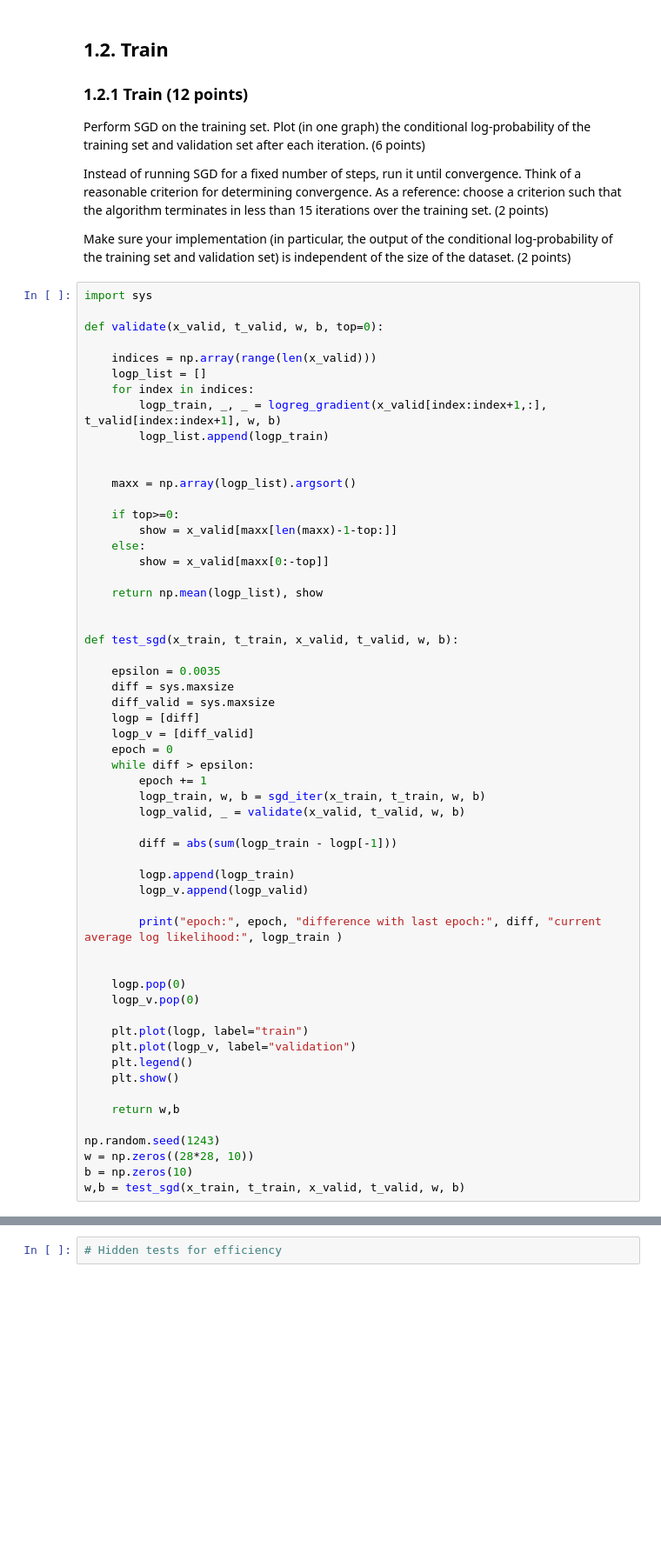
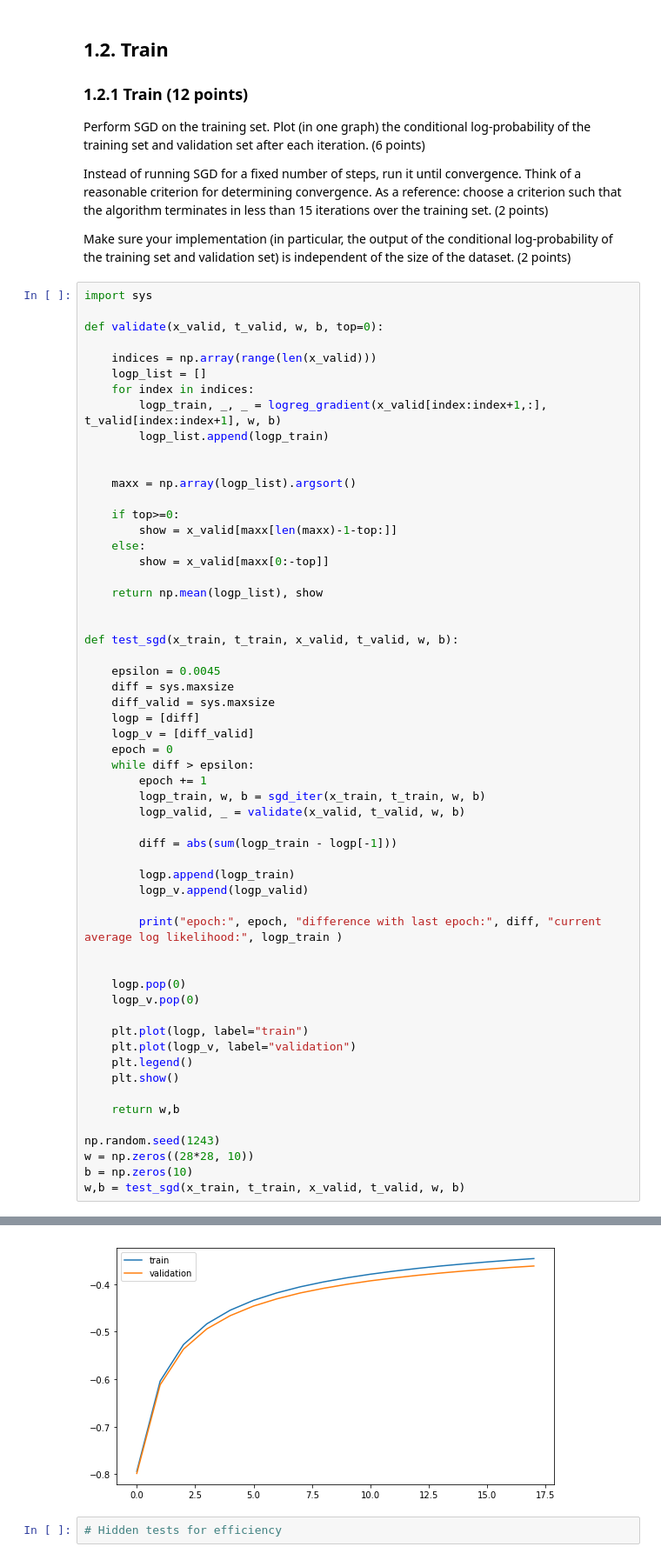
Before and after one commit to filipkny/MachineLearning1_UvA, a Jupyter notebook: 10470654_12271136_lab2.ipynb, the cells around one changed output, grey strips where cells are left out. Shown at 87% size. Saved outputs shown, nothing was run; the diff lists cells and outputs as text; blank space fills up the shorter version.

```diff
--- a/10470654_12271136_lab2.ipynb
+++ b/10470654_12271136_lab2.ipynb
@@ -533,7 +531,7 @@ def validate(x_valid, t_valid, w, b, top=0):
 
 def test_sgd(x_train, t_train, x_valid, t_valid, w, b):
 
-    epsilon = 0.0035
+    epsilon = 0.0045
     diff = sys.maxsize
     diff_valid = sys.maxsize
     logp = [diff]
@@ -575,3 +586,4 @@ KeyboardInterrupt:
+[figure, added]
 # %%
 # Hidden tests for efficiency
 # %% [markdown]
```
Also changed, not shown: parts of 9 cells of this notebook.
